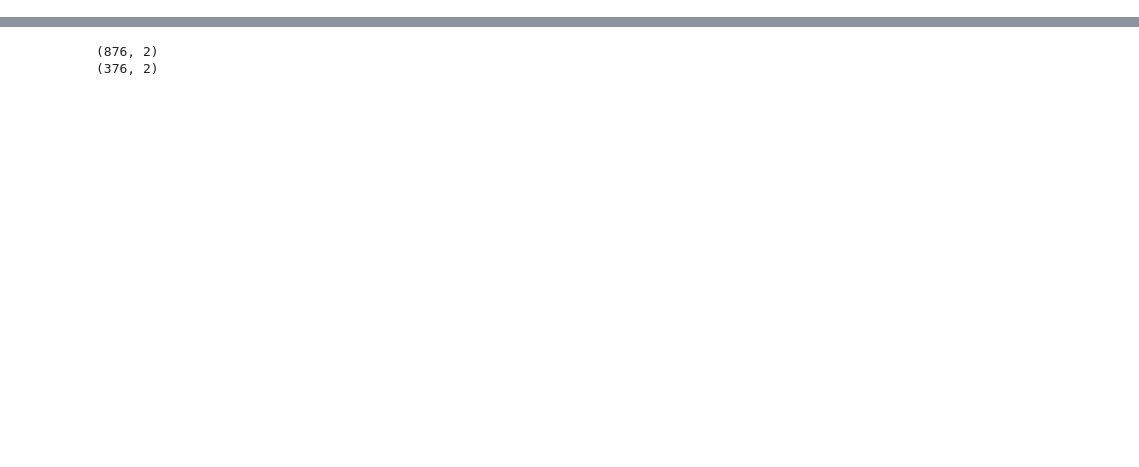
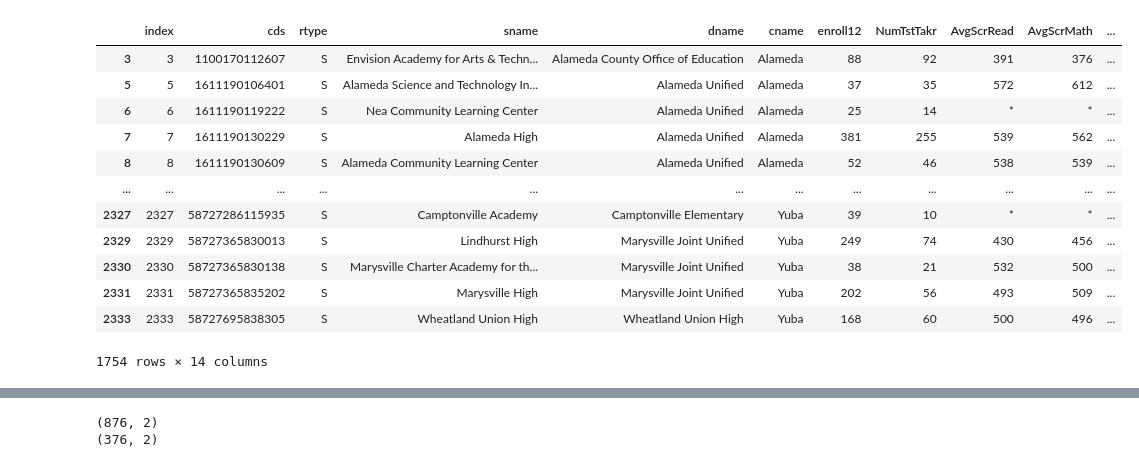
Before and after one commit to Dewanrob/assessment-9, a Jupyter notebook: Lasso Ridge Sample California SAT.ipynb, the cells around one changed output, grey strips where cells are left out. Saved outputs shown, nothing was run; the diff lists cells and outputs as text; code cells hidden in the pictures; blank space fills up the shorter version.

```diff
--- a/Lasso Ridge Sample California SAT.ipynb
+++ b/Lasso Ridge Sample California SAT.ipynb
@@ -1,15 +1,30 @@
 # %%
 # Import necessary methods and import data
 import pandas as pd
 from sklearn.model_selection import train_test_split
 from sklearn.linear_model import LinearRegression
 from sklearn.linear_model import Ridge, RidgeCV, Lasso, LassoCV
 from sklearn.preprocessing import StandardScaler
 import matplotlib.pyplot as plt
 
 df = pd.read_csv('Assessment9\SAT Report 2015-2016.csv')
 school = df[df['rtype'] == 'S']
 # Use D for district data and S for school data
+school
+# %% [output]
+|  | index | cds | rtype | sname | dname | cname | enroll12 | NumTstTakr | AvgScrRead | AvgScrMath | ... |
+| 3 | 3 | 1100170112607 | S | Envision Academy for Arts & Techn... | Alameda County Office of Education | Alameda | 88 | 92 | 391 | 376 | ... |
+| 5 | 5 | 1611190106401 | S | Alameda Science and Technology In... | Alameda Unified | Alameda | 37 | 35 | 572 | 612 | ... |
+| 6 | 6 | 1611190119222 | S | Nea Community Learning Center | Alameda Unified | Alameda | 25 | 14 | * | * | ... |
+| 7 | 7 | 1611190130229 | S | Alameda High | Alameda Unified | Alameda | 381 | 255 | 539 | 562 | ... |
+| 8 | 8 | 1611190130609 | S | Alameda Community Learning Center | Alameda Unified | Alameda | 52 | 46 | 538 | 539 | ... |
+| ... | ... | ... | ... | ... | ... | ... | ... | ... | ... | ... | ... |
+| 2327 | 2327 | 58727286115935 | S | Camptonville Academy | Camptonville Elementary | Yuba | 39 | 10 | * | * | ... |
+| 2329 | 2329 | 58727365830013 | S | Lindhurst High | Marysville Joint Unified | Yuba | 249 | 74 | 430 | 456 | ... |
+| 2330 | 2330 | 58727365830138 | S | Marysville Charter Academy for th... | Marysville Joint Unified | Yuba | 38 | 21 | 532 | 500 | ... |
+| 2331 | 2331 | 58727365835202 | S | Marysville High | Marysville Joint Unified | Yuba | 202 | 56 | 493 | 509 | ... |
+| 2333 | 2333 | 58727695838305 | S | Wheatland Union High | Wheatland Union High | Yuba | 168 | 60 | 500 | 496 | ... |
+1754 rows × 14 columns
 # %%
 # Select only relevant columns
 school = school[['enroll12','NumTstTakr', 'AvgScrRead', 'AvgScrMath', 'AvgScrWrit']]
```
Also changed, not shown: parts of 4 cells of this notebook.
